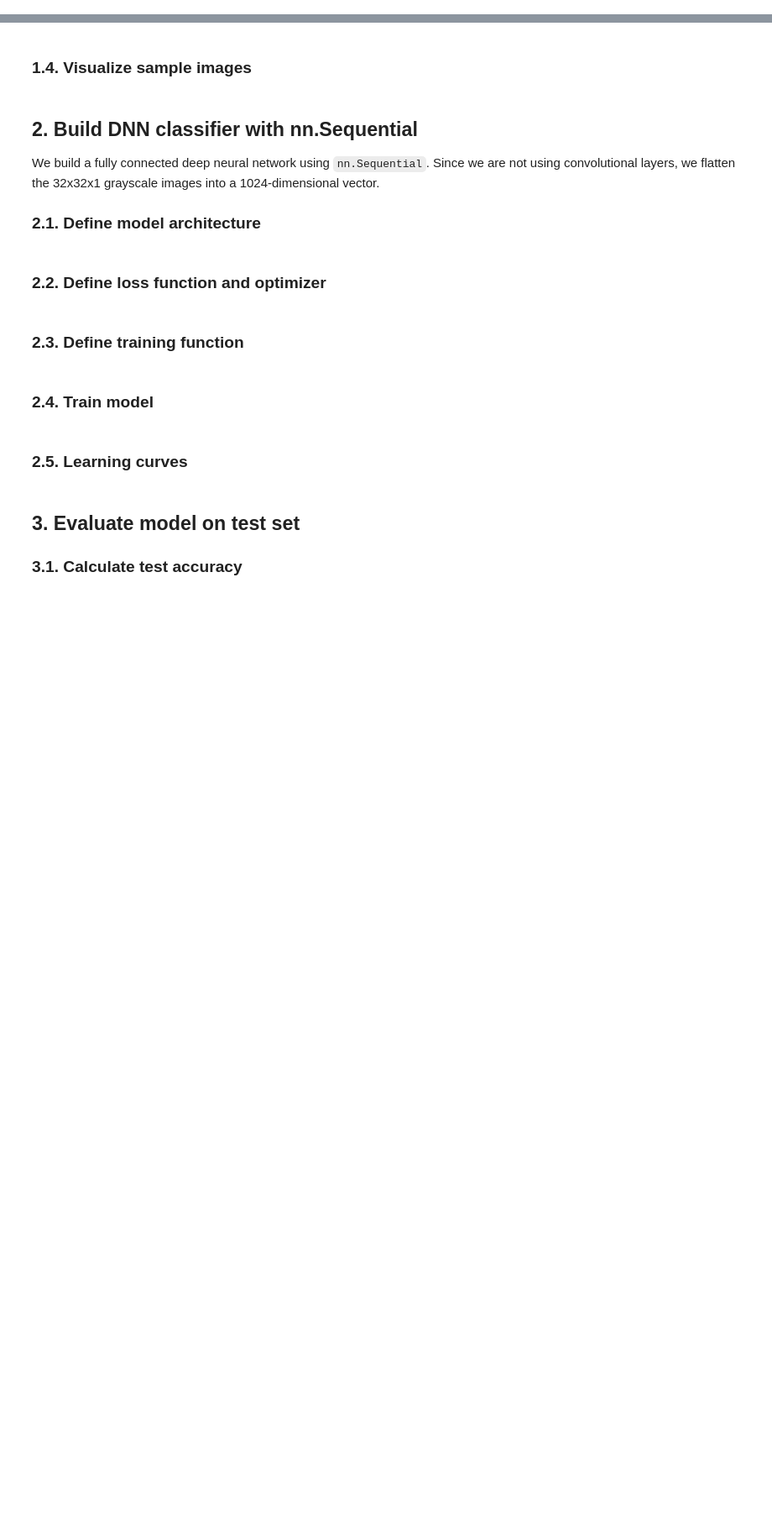
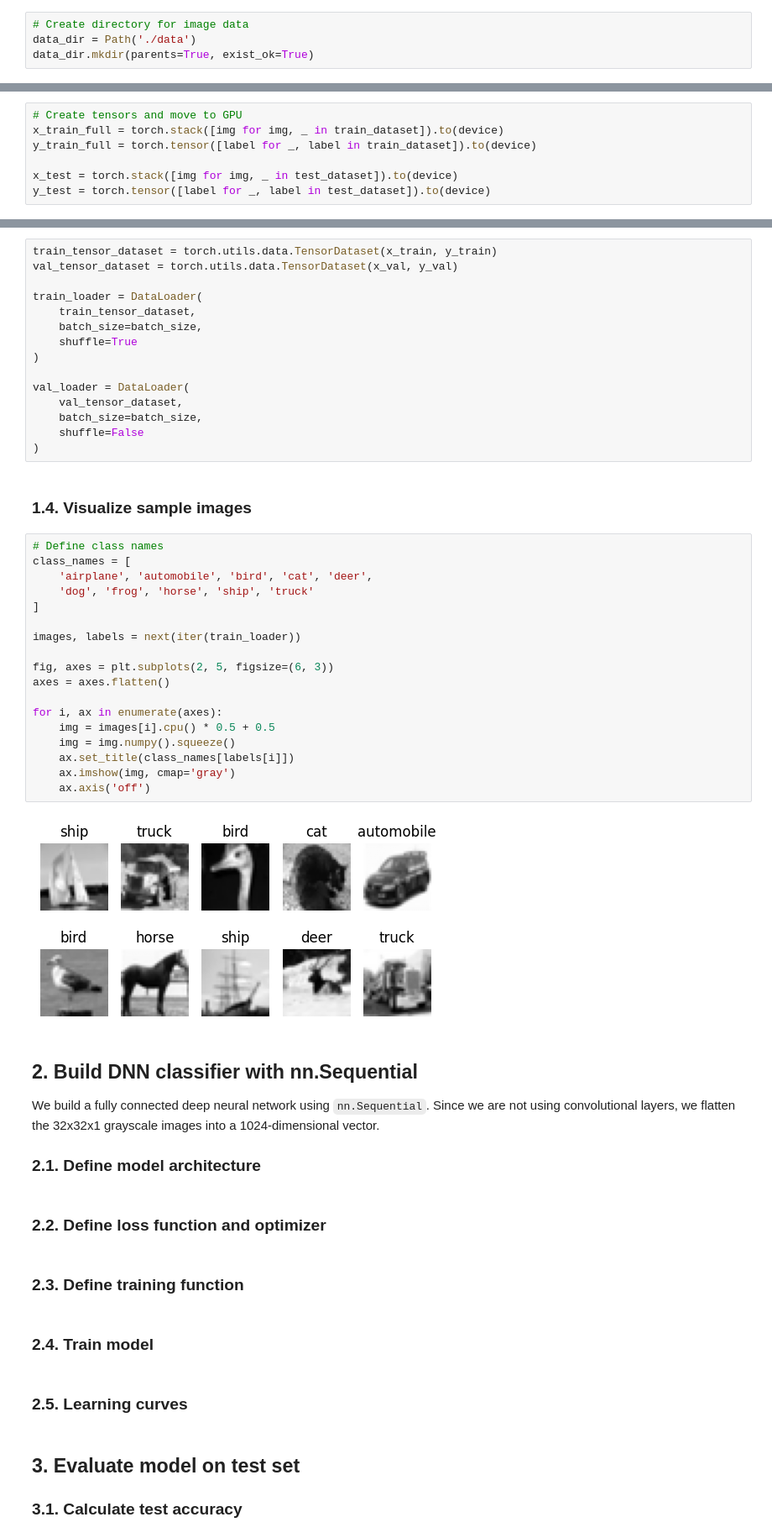
Before and after one commit to gperdrizet/FSA_devops, a Jupyter notebook: notebooks/unit4/lesson_29/Lesson_29_demo_part2.ipynb, the cells around one changed output, grey strips where cells are left out. Shown at 84% size. Cells and saved outputs as stored; diff of their text form; blank space fills up the shorter version.

```diff
--- a/notebooks/unit4/lesson_29/Lesson_29_demo_part2.ipynb
+++ b/notebooks/unit4/lesson_29/Lesson_29_demo_part2.ipynb
@@ -44,2 +50,6 @@ CIFAR-10 contains 32x32 color images (3 channels) across 10 classes: airplane, a
 # %% [markdown]
 ### 1.2. Load datasets
+# %%
+# Create directory for image data
+data_dir = Path('./data')
+data_dir.mkdir(parents=True, exist_ok=True)
@@ -46,2 +71,9 @@ CIFAR-10 contains 32x32 color images (3 channels) across 10 classes: airplane, a
 # %% [markdown]
 ### 1.3. Pre-load data and create data loaders
+# %%
+# Create tensors and move to GPU
+x_train_full = torch.stack([img for img, _ in train_dataset]).to(device)
+y_train_full = torch.tensor([label for _, label in train_dataset]).to(device)
+
+x_test = torch.stack([img for img, _ in test_dataset]).to(device)
+y_test = torch.tensor([label for _, label in test_dataset]).to(device)
@@ -48,5 +96,40 @@ CIFAR-10 contains 32x32 color images (3 channels) across 10 classes: airplane, a
+# %%
+train_tensor_dataset = torch.utils.data.TensorDataset(x_train, y_train)
+val_tensor_dataset = torch.utils.data.TensorDataset(x_val, y_val)
+
+train_loader = DataLoader(
+    train_tensor_dataset,
+    batch_size=batch_size,
+    shuffle=True
+)
+
+val_loader = DataLoader(
+    val_tensor_dataset,
+    batch_size=batch_size,
+    shuffle=False
+)
 # %% [markdown]
 ### 1.4. Visualize sample images
+# %%
+# Define class names
+class_names = [
+    'airplane', 'automobile', 'bird', 'cat', 'deer',
+    'dog', 'frog', 'horse', 'ship', 'truck'
+]
+
+images, labels = next(iter(train_loader))
+
+fig, axes = plt.subplots(2, 5, figsize=(6, 3))
+axes = axes.flatten()
+
+for i, ax in enumerate(axes):
+    img = images[i].cpu() * 0.5 + 0.5
+    img = img.numpy().squeeze()
+    ax.set_title(class_names[labels[i]])
+    ax.imshow(img, cmap='gray')
+    ax.axis('off')
+# %% [output]
+[figure, added]
 # %% [markdown]
 ## 2. Build DNN classifier with nn.Sequential
 
```
Also changed, not shown: parts of 5 cells of this notebook.
